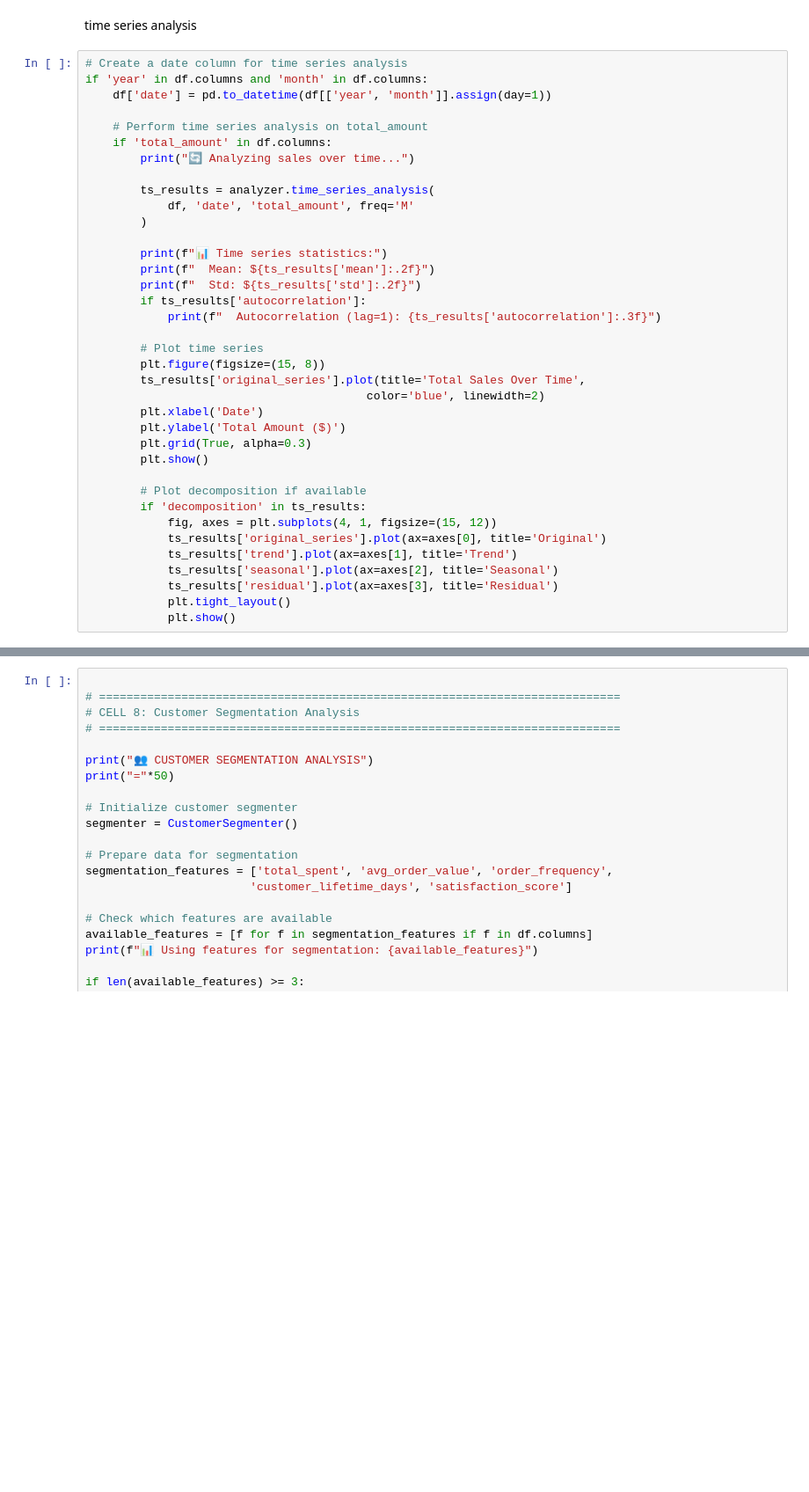
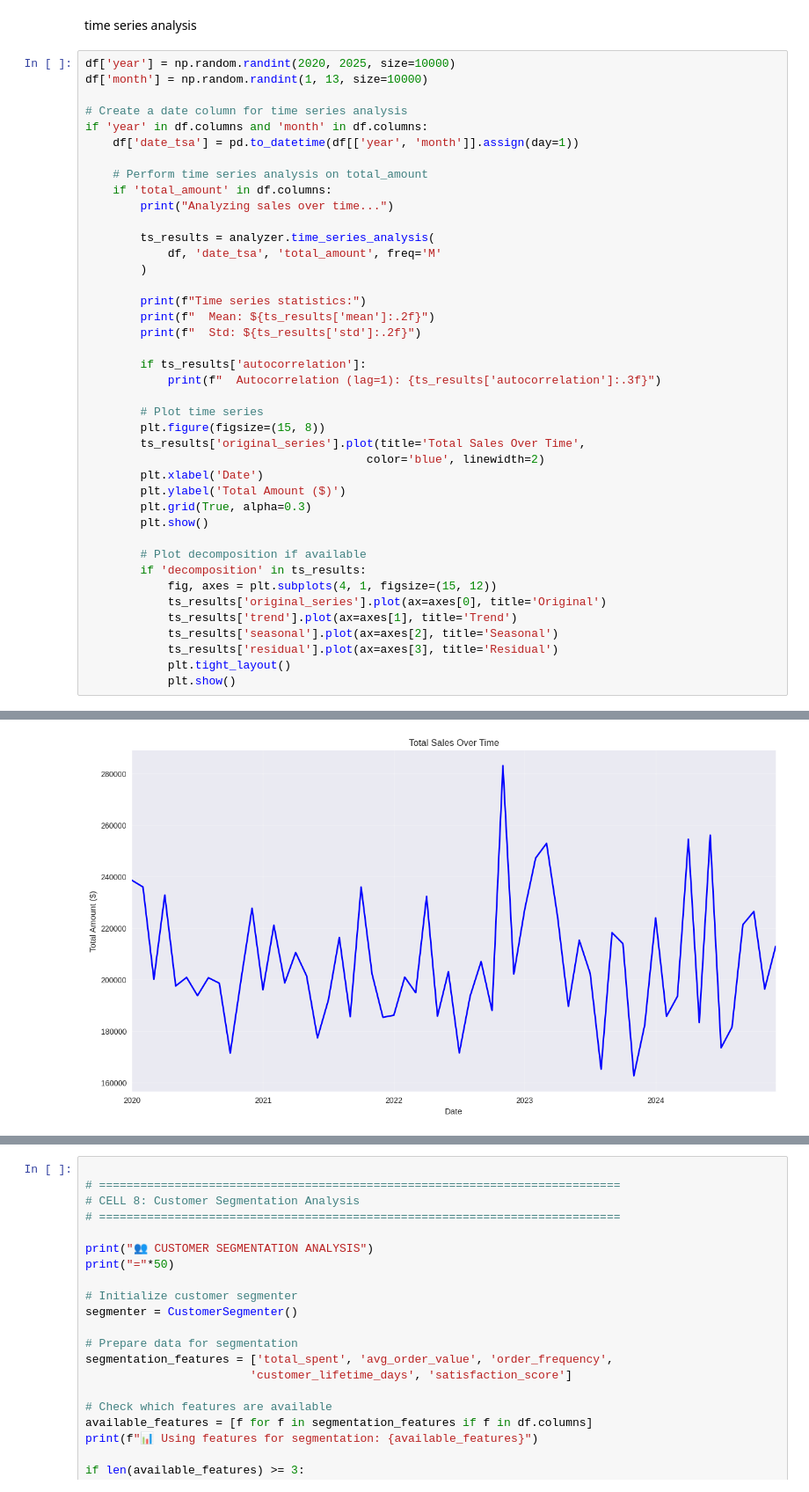
Before and after one commit to MatiasSiles/Sales-Optimization, a Jupyter notebook: model_training_testing.ipynb, the cells around one changed output, grey strips where cells are left out. Shown at 88% size. Saved outputs shown, nothing was run; the diff lists cells and outputs as text; blank space fills up the shorter version.

```diff
--- a/model_training_testing.ipynb
+++ b/model_training_testing.ipynb
@@ -226,21 +220,25 @@ KeyboardInterrupt:
 # %% [markdown]
 time series analysis
 # %%
+df['year'] = np.random.randint(2020, 2025, size=10000)
+df['month'] = np.random.randint(1, 13, size=10000)
+
 # Create a date column for time series analysis
 if 'year' in df.columns and 'month' in df.columns:
-    df['date'] = pd.to_datetime(df[['year', 'month']].assign(day=1))
+    df['date_tsa'] = pd.to_datetime(df[['year', 'month']].assign(day=1))
 
     # Perform time series analysis on total_amount
     if 'total_amount' in df.columns:
-        print("🔄 Analyzing sales over time...")
+        print("Analyzing sales over time...")
 
         ts_results = analyzer.time_series_analysis(
-            df, 'date', 'total_amount', freq='M'
+            df, 'date_tsa', 'total_amount', freq='M'
         )
 
-        print(f"📊 Time series statistics:")
+        print(f"Time series statistics:")
         print(f"  Mean: ${ts_results['mean']:.2f}")
         print(f"  Std: ${ts_results['std']:.2f}")
+
         if ts_results['autocorrelation']:
             print(f"  Autocorrelation (lag=1): {ts_results['autocorrelation']:.3f}")
 
@@ -262,3 +260,4 @@ if 'year' in df.columns and 'month' in df.columns:
             ts_results['residual'].plot(ax=axes[3], title='Residual')
             plt.tight_layout()
             plt.show()
+# %% [output]
@@ -264,0 +269 @@ if 'year' in df.columns and 'month' in df.columns:
+[figure, added]
```
Also changed, not shown: parts of 3 cells of this notebook.
